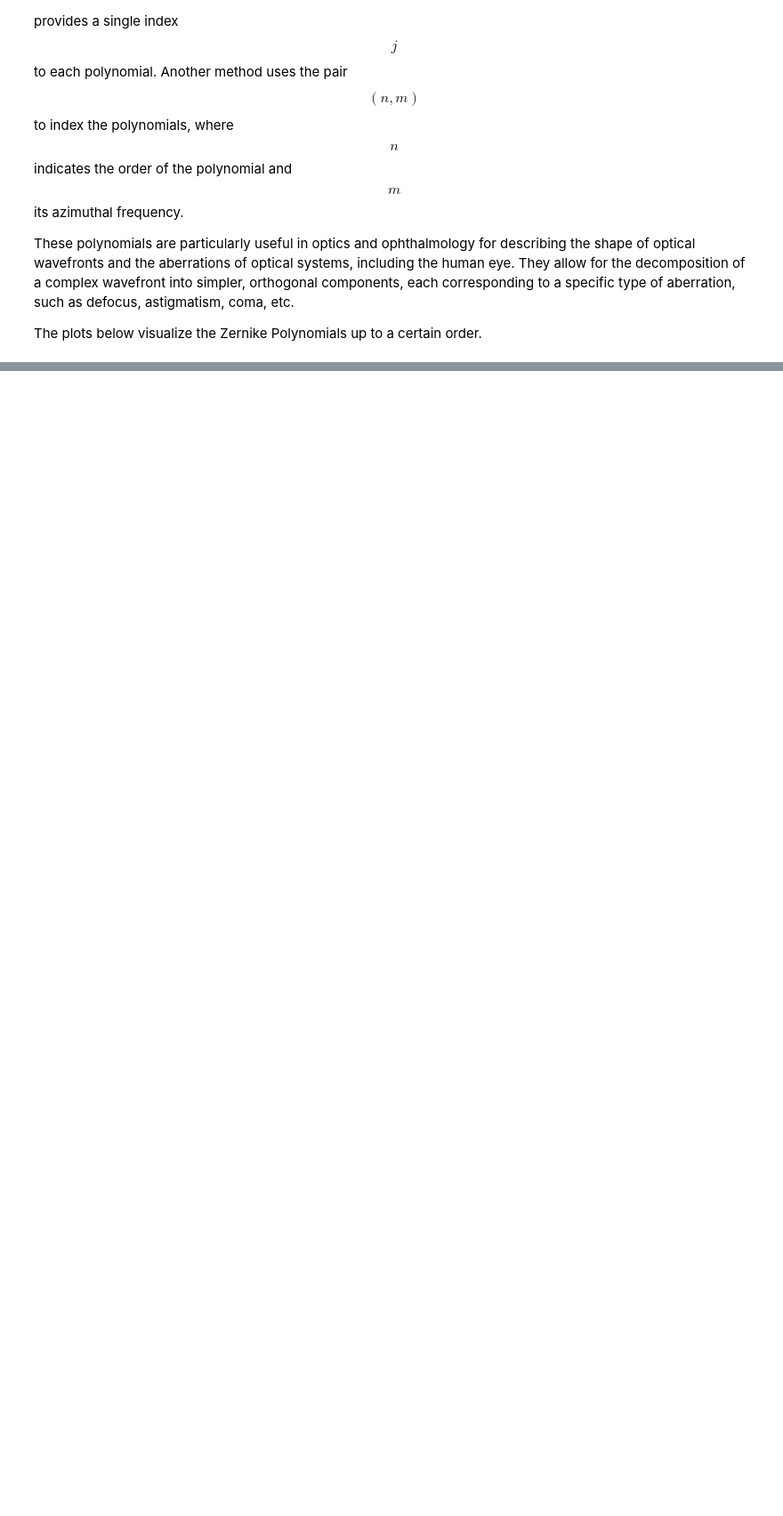
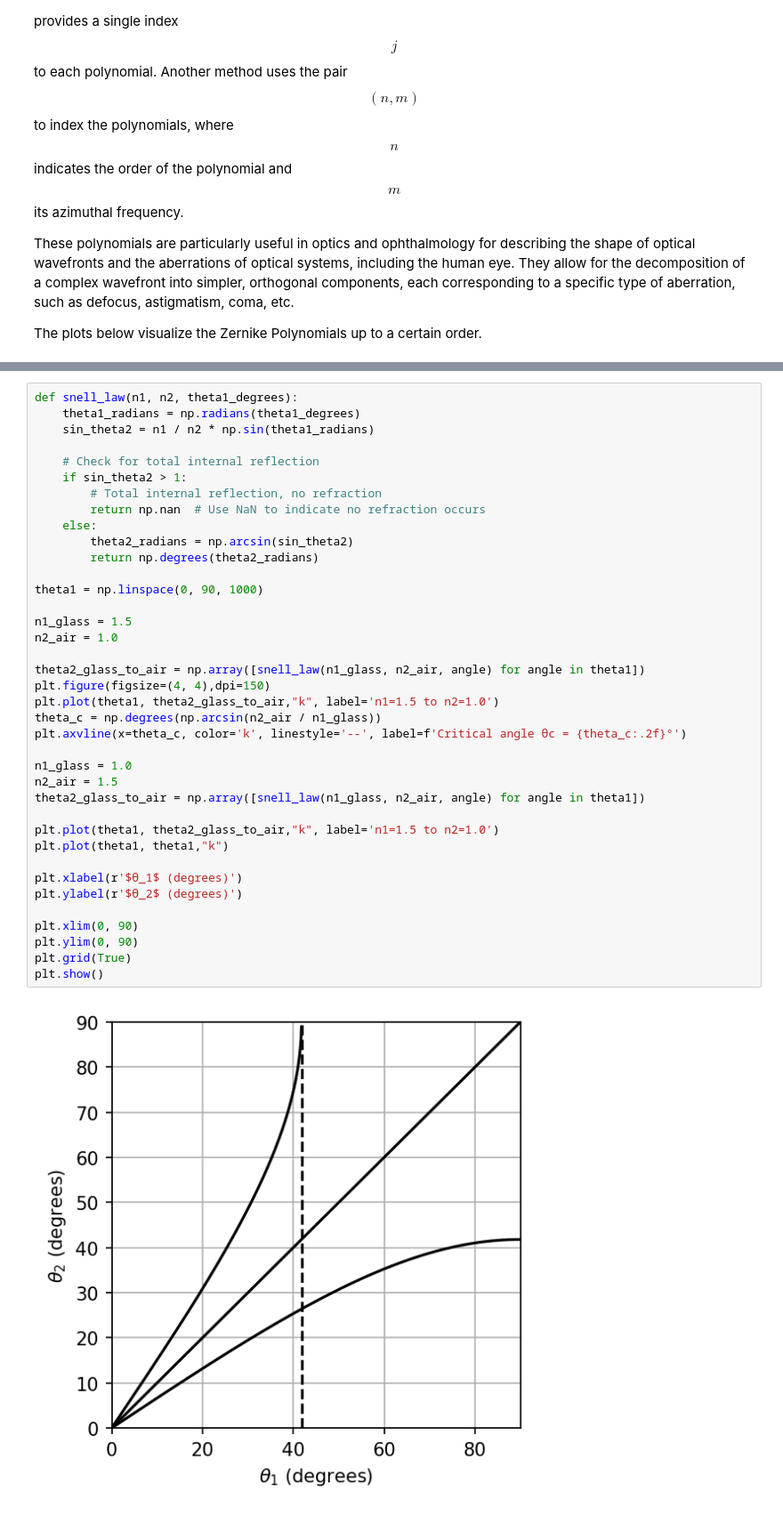
Before and after one commit to fcichos/Photonics1, a Jupyter notebook: docs/notebooks/L1/1_ray_optics.ipynb, the cells around one changed output, grey strips where cells are left out. Shown at 89% size. Drawn from its saved outputs; the diff is of its cells as text; blank space fills up the shorter version.

```diff
--- a/docs/notebooks/L1/1_ray_optics.ipynb
+++ b/docs/notebooks/L1/1_ray_optics.ipynb
@@ -332,0 +338,40 @@ plt.show()
+# %%
+def snell_law(n1, n2, theta1_degrees):
+    theta1_radians = np.radians(theta1_degrees)
+    sin_theta2 = n1 / n2 * np.sin(theta1_radians)
+
+    # Check for total internal reflection
+    if sin_theta2 > 1:
+        # Total internal reflection, no refraction
+        return np.nan  # Use NaN to indicate no refraction occurs
+    else:
+        theta2_radians = np.arcsin(sin_theta2)
+        return np.degrees(theta2_radians)
+
+theta1 = np.linspace(0, 90, 1000)
+
+n1_glass = 1.5
+n2_air = 1.0
+
+theta2_glass_to_air = np.array([snell_law(n1_glass, n2_air, angle) for angle in theta1])
+plt.figure(figsize=(4, 4),dpi=150)
+plt.plot(theta1, theta2_glass_to_air,"k", label='n1=1.5 to n2=1.0')
+theta_c = np.degrees(np.arcsin(n2_air / n1_glass))
+plt.axvline(x=theta_c, color='k', linestyle='--', label=f'Critical angle θc = {theta_c:.2f}°')
+
+n1_glass = 1.0
+n2_air = 1.5
+theta2_glass_to_air = np.array([snell_law(n1_glass, n2_air, angle) for angle in theta1])
+
+plt.plot(theta1, theta2_glass_to_air,"k", label='n1=1.5 to n2=1.0')
+plt.plot(theta1, theta1,"k")
+
+plt.xlabel(r'$θ_1$ (degrees)')
+plt.ylabel(r'$θ_2$ (degrees)')
+
+plt.xlim(0, 90)
+plt.ylim(0, 90)
+plt.grid(True)
+plt.show()
+# %% [output]
+[figure, added]
```
Also changed, not shown: parts of 7 cells of this notebook, 23 other files.
